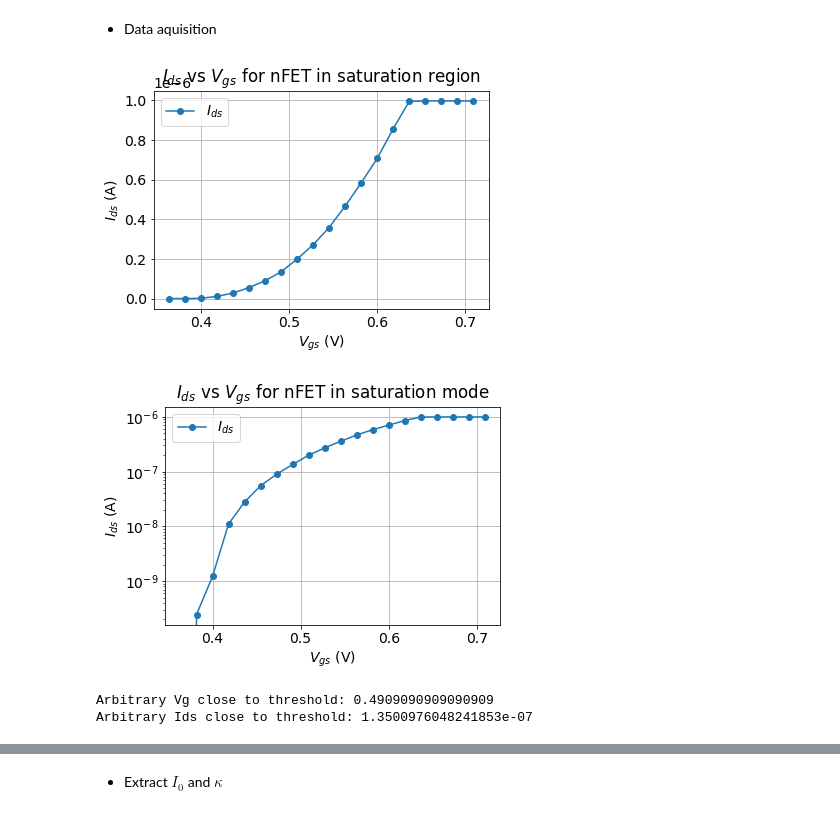
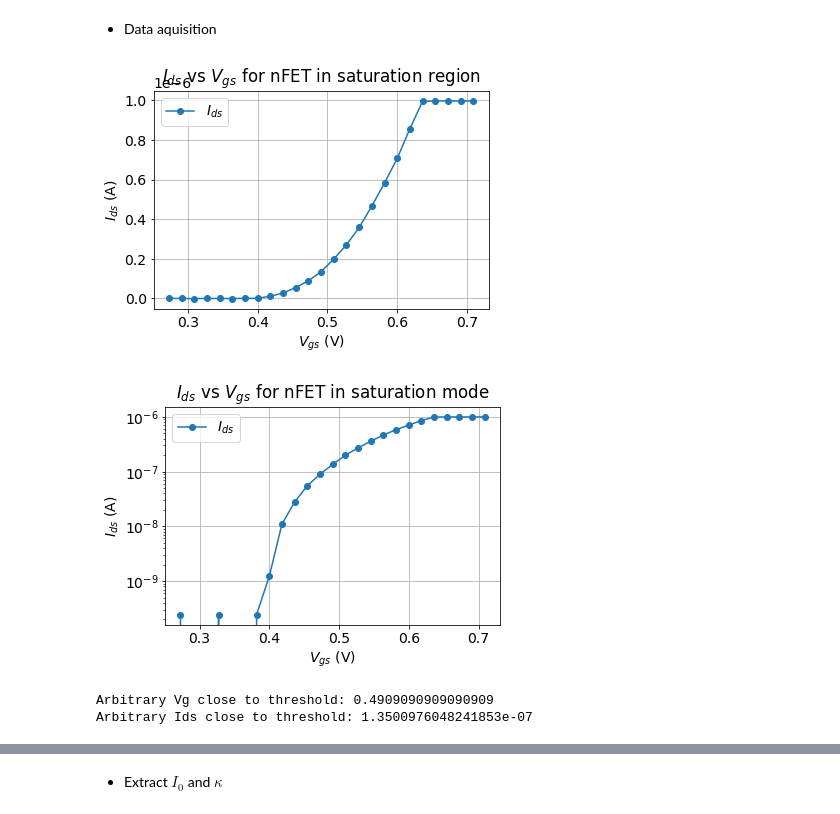
Before and after one commit to janhohenheim/neuromorphic-engineering-one, a Jupyter notebook: neuromorphic_engineering_one/session3_subthreshold_behavior_of_transistors/2021_Lab3_SubThr_4.5_Jan_Hohenheim.ipynb, the cells around one changed output, grey strips where cells are left out. Saved outputs shown, nothing was run; the diff lists cells and outputs as text; code cells hidden in the pictures.

```diff
--- a/neuromorphic_engineering_one/session3_subthreshold_behavior_of_transistors/2021_Lab3_SubThr_4.5_Jan_Hohenheim.ipynb
+++ b/neuromorphic_engineering_one/session3_subthreshold_behavior_of_transistors/2021_Lab3_SubThr_4.5_Jan_Hohenheim.ipynb
@@ -243,7 +243,7 @@ for vg_n in Vgs:
 # plot in linear scale
 import matplotlib.pyplot as plt
 plt.rcParams.update({'font.size': 14})
-plt.plot(Vgs[20:40], Ids[20:40], "o-", label="$I_{ds}$")
+plt.plot(Vgs[15:40], Ids[15:40], "o-", label="$I_{ds}$")
 plt.title("$I_{ds}$ vs $V_{gs}$ for nFET in saturation region")
 plt.xlabel("$V_{gs}$ (V)")
 plt.ylabel("$I_{ds}$ (A)")
@@ -251,7 +251,7 @@ plt.grid()
 plt.legend()
 plt.show()
 # %% [output]
-[figure, old version]
+[figure, new version]
 # %%
 # if it looks nice in the plot, save it!
 
@@ -261,16 +261,16 @@ np.savetxt("3_1.csv", [Vgs, Ids], delimiter=",")
 [Vgs, Ids] = np.loadtxt("3_1.csv", delimiter=",")
 # %%
 # plot in logarithmic scale
-plt.semilogy(Vgs[20:40], Ids[20:40], "o-", label="$I_{ds}$")
+plt.semilogy(Vgs[15:40], Ids[15:40], "o-", label="$I_{ds}$")
 plt.title("$I_{ds}$ vs $V_{gs}$ for nFET in saturation mode")
 plt.xlabel("$V_{gs}$ (V)")
 plt.ylabel("$I_{ds}$ (A)")
 plt.grid()
 plt.legend()
 plt.show()
 print(f"Arbitrary Vg close to threshold: {Vgs[27]}")
 print(f"Arbitrary Ids close to threshold: {Ids[27]}")
 # %% [output]
-[figure, old version]
+[figure, new version]
 Arbitrary Vg close to threshold: 0.4909090909090909
 Arbitrary Ids close to threshold: 1.3500976048241853e-07
```
Also changed, not shown: parts of 14 cells of this notebook, 1 other file.
